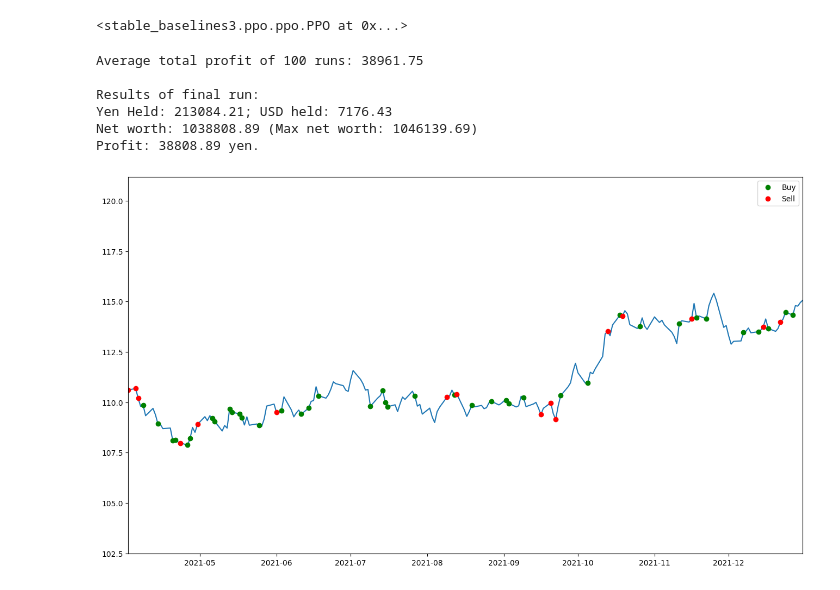
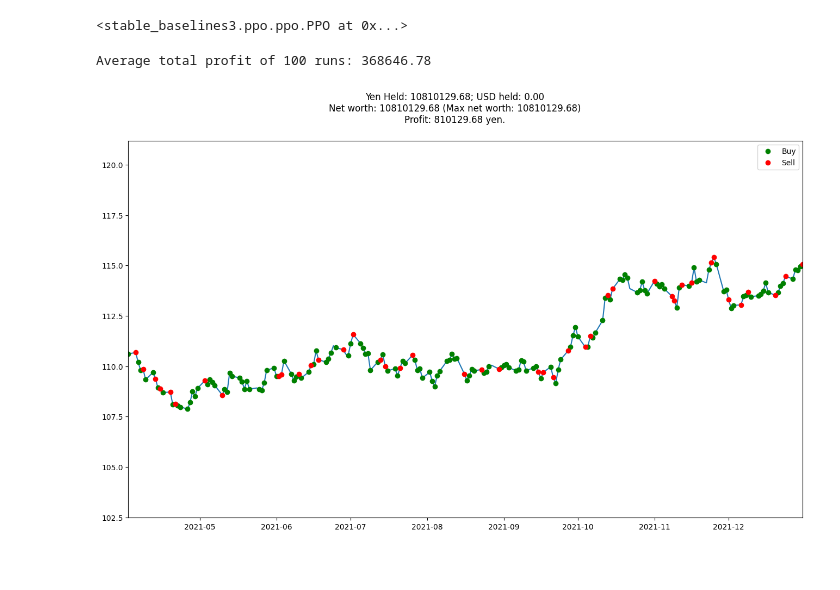
Before and after one commit to coynestevencharles/forex_env, a Jupyter notebook: example_yf_sb3.ipynb, the cells around one changed output. Saved outputs shown, nothing was run; the diff lists cells and outputs as text; code cells hidden in the pictures.

Commit message:
misc updates, new live graph in example

```diff
--- a/example_yf_sb3.ipynb
+++ b/example_yf_sb3.ipynb
@@ -30,14 +32,17 @@ df.head()
 # Define arguments to the environment constructors
 action_space_type = 'percentage'
 df_type = 'ohlc'
+initial_jpy_amount = 10000000
 window_size = 10
 end = len(df)
 split = int(end * 0.85)
 
 train_env_maker = lambda: ForexTradingEnv(df=df, action_space_type=action_space_type, df_type=df_type,
-                                          window_size=window_size, frame_bound=(window_size, split))
+                                          initial_jpy_amount=initial_jpy_amount, window_size=window_size,
+                                          frame_bound=(window_size, split))
 test_env_maker = lambda: ForexTradingEnv(df=df, action_space_type=action_space_type, df_type=df_type,
-                                          window_size=window_size, frame_bound=(split, end))
+                                         initial_jpy_amount=initial_jpy_amount, window_size=window_size,
+                                         frame_bound=(split, end))
 # %%
 # Train the model
 train_env = DummyVecEnv([train_env_maker])
@@ -67,13 +72,21 @@ for i in range (1, 100):
             break
 
 print(f'Average total profit of 100 runs: {np.mean(results):.2f}')
-print(f'\nResults of final run:')
-test_env.render()
 # %% [output]
-Average total profit of 100 runs: 38961.75
-
-Results of final run:
-Yen Held: 213084.21; USD held: 7176.43
-Net worth: 1038808.89 (Max net worth: 1046139.69)
-Profit: 38808.89 yen.
+Average total profit of 100 runs: 368646.78
-[figure, removed]
+# %%
+# Final run visualized with a live chart
+
+obs = test_env.reset()
+profit = 0
+
+while True:
+    obs = obs[np.newaxis, ...]
+    action, _states = model.predict(obs)
+    obs, rewards, done, info = test_env.step(action[0])
+    clear_output(wait=True)
+    test_env.render()
+    if done:
+        break
+# %% [output]
+[figure, added]
```
Also changed, not shown: parts of 2 cells of this notebook, 3 other files.
